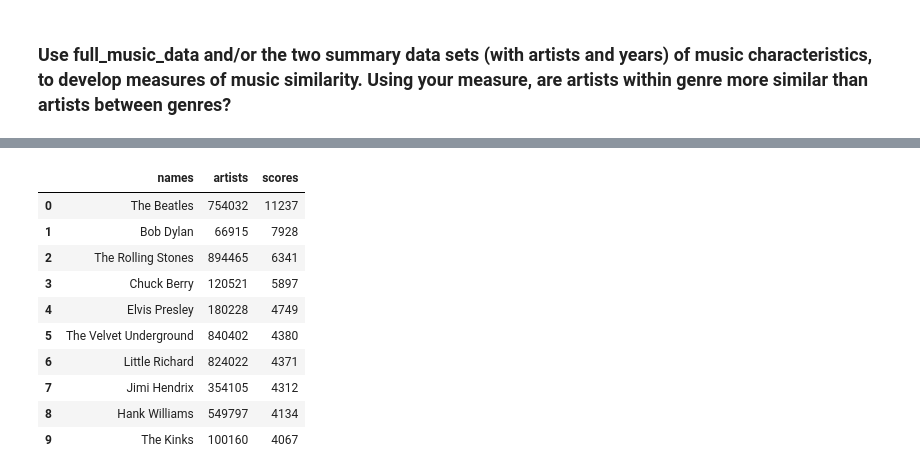
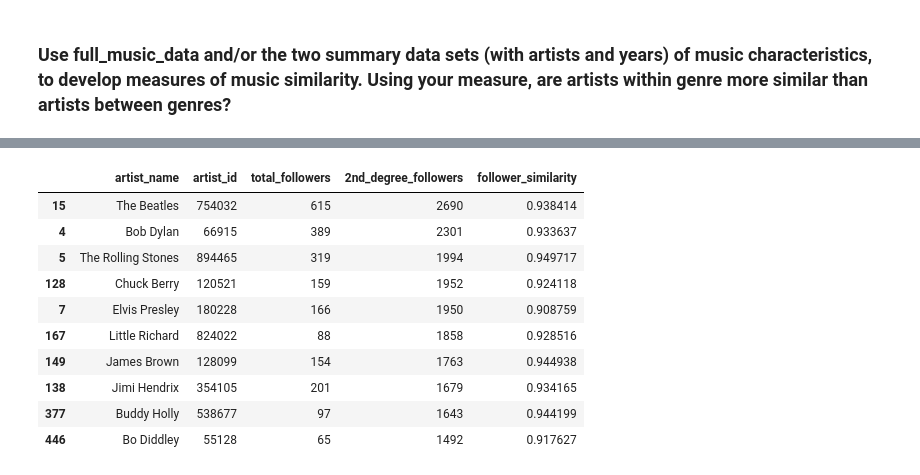
Before and after one commit to Wichaelian/ICM-2021, a Jupyter notebook: 2021_ICM_Problem_D_Data/Bullet 2.ipynb, the cells around one changed output, grey strips where cells are left out. Saved outputs shown, nothing was run; the diff lists cells and outputs as text; code cells hidden in the pictures.

Commit message:
bullets1/2

```diff
--- a/2021_ICM_Problem_D_Data/Bullet 2.ipynb
+++ b/2021_ICM_Problem_D_Data/Bullet 2.ipynb
@@ -16,0 +27,8 @@ influence = pd.read_csv('influence_data.csv')
+# %%
+songStats = ['danceability', 'energy', 'valence', 'tempo', 'acousticness', 'instrumentalness', 'speechiness']
+def artistSimilarity(a1, a2):
+    a1Stats = artists[artists['artist_id'] == a1][songStats].to_numpy()
+    a2Stats = artists[artists['artist_id'] == a2][songStats].to_numpy()
+    if len(a1Stats) == 0 or len(a2Stats) == 0:
+        return -1
+    return float(cosine_similarity(a1Stats,a2Stats))
@@ -22,16 +48,15 @@ influence = pd.read_csv('influence_data.csv')
 allArtists = list(artists['artist_id'])
 newdict = {}
 
+#parse id and name columns
 full['artists_id'] = [int(x.split(',')[0][1:-1]) if len(x.split(',')) == 1 else [int(y) for y in x[1:-1].split(',')] for x in list(full['artists_id'])]
 full['artist_names'] = [ast.literal_eval(x) if len(ast.literal_eval(x)) > 1 else ast.literal_eval(x)[0] for x in full['artist_names']]
-floor = min(full['tempo'])
-span = max(full['tempo']) - floor
-full['tempo'] = [(x-floor)/span for x in full['tempo']]
+scaleAttr(full, 'tempo')
 
 last_id = 0
 row = 0
 for i in tqdm(range(len(full))):
-    thisRow = full.iloc[i,:]
+    thisRow = full.iloc[i,:].copy()
     artIDs = thisRow['artists_id']
     artNames = thisRow['artist_names']
 
@@ -121,56 +128,81 @@ See the caveats in the documentation: https://pandas.pydata.org/pandas-docs/stab
 # %%
+# add edges to directed graph
+# measure influence
+
+baseline = .9136464572663171 #from bullet 2 - average cosine similarity between a song and the era its from
+
 idDict = {}
-for i in range(len(artists)):
+for i in tqdm(range(len(artists))):
     try:
         idDict[artists['artist_id'][i]] = artists['artist_name'][i]
     except KeyError:
         pass
 
 influence = pd.read_csv('influence_data.csv')
 iGraph = nx.DiGraph()
+
 for artist in artists['artist_id']:
     iGraph.add_node(artist, weight = 0)
 
-for i in range(len(influence)):
+for i in tqdm(range(len(influence))):
     influencer = influence["influencer_id"][i]
     follower = influence['follower_id'][i]
 
     iGraph.add_edge(influencer,follower)
 
-arts = []
-artnames = []
-scores = []
-for node in iGraph.nodes():
+artIDs = []
+artNames = []
+followers = []
+grandFollowers = []
+followerSimilarity = []
+
+for i in tqdm(range(len(iGraph.nodes()))):
+    node = list(iGraph.nodes())[i]
+
     children = list(iGraph.successors(node))
-    total = 0
+    nFollows = len(children)
+
+    grandChildren = []
+    similarity = 0
     for child in children:
-        total += iGraph.out_degree[child]
+        sim = artistSimilarity(node,child)
+        if sim == -1:
+            continue
+        for grandChild in iGraph.successors(child):
+            grandChildren.append(grandChild)
+        similarity += sim
 
-    iGraph.nodes[node]['weight'] = total
-    arts.append(node)
+    artIDs.append(node)
     try:
-        artnames.append(idDict[node])
+        artNames.append(idDict[node])
     except KeyError:
-        artnames.append('Unknown')
-    scores.append(total)
+        artNames.append('Unknown')
+
+    followers.append(nFollows)
+    grandFollowers.append(len(set(grandChildren)))
+    try:
+        followerSimilarity.append(similarity/nFollows)
+    except ZeroDivisionError:
+        followerSimilarity.append(0)
 
 
-totalInfluence = pd.DataFrame({'names':artnames, 'artists':arts, 'scores':scores})
-totalInfluence = totalInfluence.sort_values(by=['scores'], ascending = False)
+totalInfluence = pd.DataFrame({'artist_name':artNames, 'artist_id':artIDs, 'total_followers':followers,
+                               '2nd_degree_followers':grandFollowers, 'follower_similarity':followerSimilarity})
 totalInfluence = totalInfluence.reset_index(drop=True)
+totalInfluence = totalInfluence.sort_values(by=['2nd_degree_followers'], ascending = False)
 totalInfluence[:10]
 # %% [output]
-|  | names | artists | scores |
-| 0 | The Beatles | 754032 | 11237 |
-| 1 | Bob Dylan | 66915 | 7928 |
-| 2 | The Rolling Stones | 894465 | 6341 |
-| 3 | Chuck Berry | 120521 | 5897 |
-| 4 | Elvis Presley | 180228 | 4749 |
-| 5 | The Velvet Underground | 840402 | 4380 |
-| 6 | Little Richard | 824022 | 4371 |
-| 7 | Jimi Hendrix | 354105 | 4312 |
-| 8 | Hank Williams | 549797 | 4134 |
-| 9 | The Kinks | 100160 | 4067 |
+|  | artist_name | artist_id | total_followers | 2nd_degree_followers | follower_similarity |
+| 15 | The Beatles | 754032 | 615 | 2690 | 0.938414 |
+| 4 | Bob Dylan | 66915 | 389 | 2301 | 0.933637 |
+| 5 | The Rolling Stones | 894465 | 319 | 1994 | 0.949717 |
+| 128 | Chuck Berry | 120521 | 159 | 1952 | 0.924118 |
+| 7 | Elvis Presley | 180228 | 166 | 1950 | 0.908759 |
+| 167 | Little Richard | 824022 | 88 | 1858 | 0.928516 |
+| 149 | James Brown | 128099 | 154 | 1763 | 0.944938 |
+| 138 | Jimi Hendrix | 354105 | 201 | 1679 | 0.934165 |
+| 377 | Buddy Holly | 538677 | 97 | 1643 | 0.944199 |
+| 446 | Bo Diddley | 55128 | 65 | 1492 | 0.917627 |
 # %%
 genreCount = full.groupby('genre').count().iloc[:,1]
 genreCount = genreCount[genreCount > 1000].sort_values(ascending = False)
```
Also changed, not shown: parts of 9 cells of this notebook, 1 other file.
